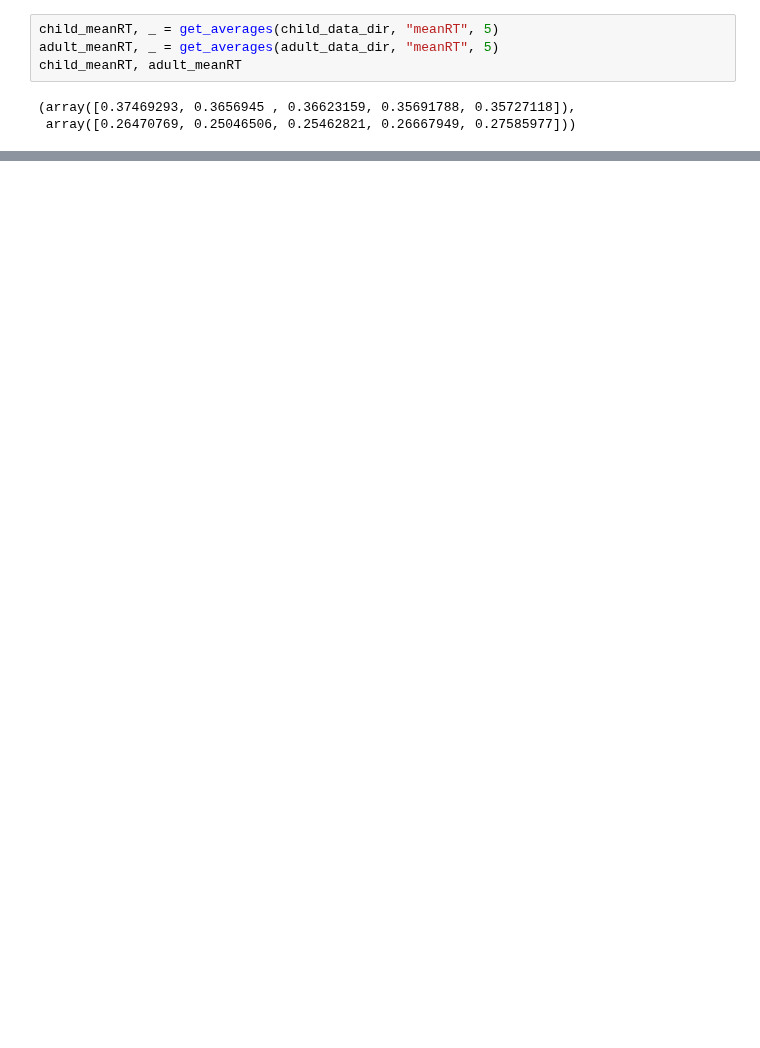
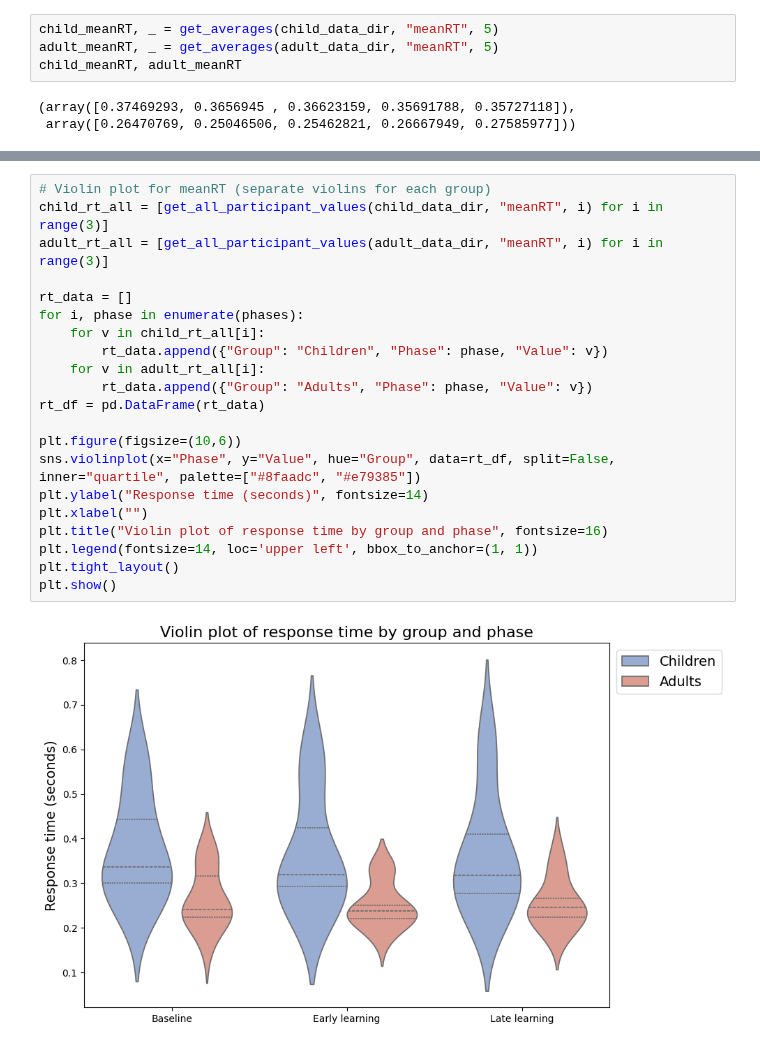
Before and after one commit to siddiskid/IMM-Lab, a Jupyter notebook: figures.ipynb, the cells around one changed output, grey strips where cells are left out. Cells and saved outputs as stored; diff of their text form; blank space fills up the shorter version.

```diff
--- a/figures.ipynb
+++ b/figures.ipynb
@@ -315,0 +273,23 @@ plt.show()
+# %%
+# Violin plot for meanRT (separate violins for each group)
+child_rt_all = [get_all_participant_values(child_data_dir, "meanRT", i) for i in range(3)]
+adult_rt_all = [get_all_participant_values(adult_data_dir, "meanRT", i) for i in range(3)]
+
+rt_data = []
+for i, phase in enumerate(phases):
+    for v in child_rt_all[i]:
+        rt_data.append({"Group": "Children", "Phase": phase, "Value": v})
+    for v in adult_rt_all[i]:
+        rt_data.append({"Group": "Adults", "Phase": phase, "Value": v})
+rt_df = pd.DataFrame(rt_data)
+
+plt.figure(figsize=(10,6))
+sns.violinplot(x="Phase", y="Value", hue="Group", data=rt_df, split=False, inner="quartile", palette=["#8faadc", "#e79385"])
+plt.ylabel("Response time (seconds)", fontsize=14)
+plt.xlabel("")
+plt.title("Violin plot of response time by group and phase", fontsize=16)
+plt.legend(fontsize=14, loc='upper left', bbox_to_anchor=(1, 1))
+plt.tight_layout()
+plt.show()
+# %% [output]
+[figure, added]
```
Also changed, not shown: parts of 6 cells of this notebook, 2 other files.
